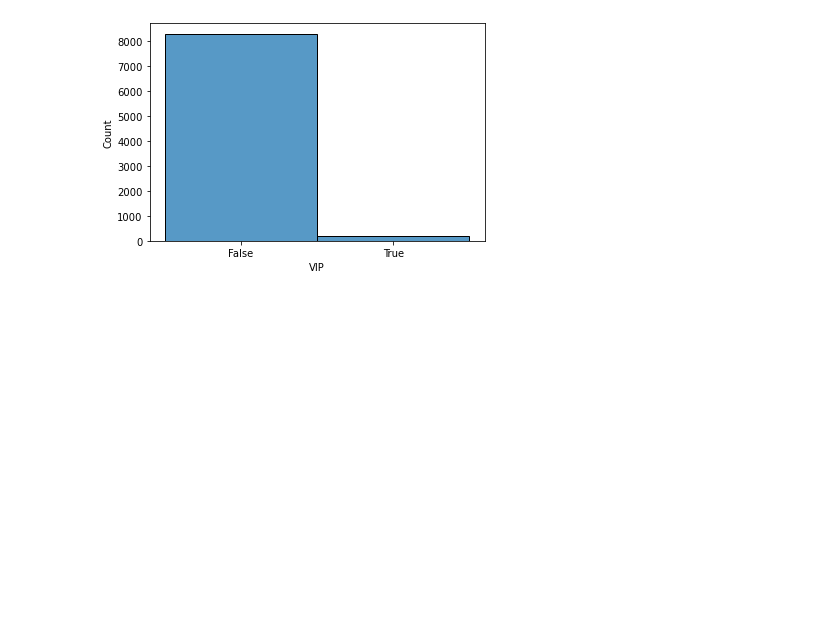
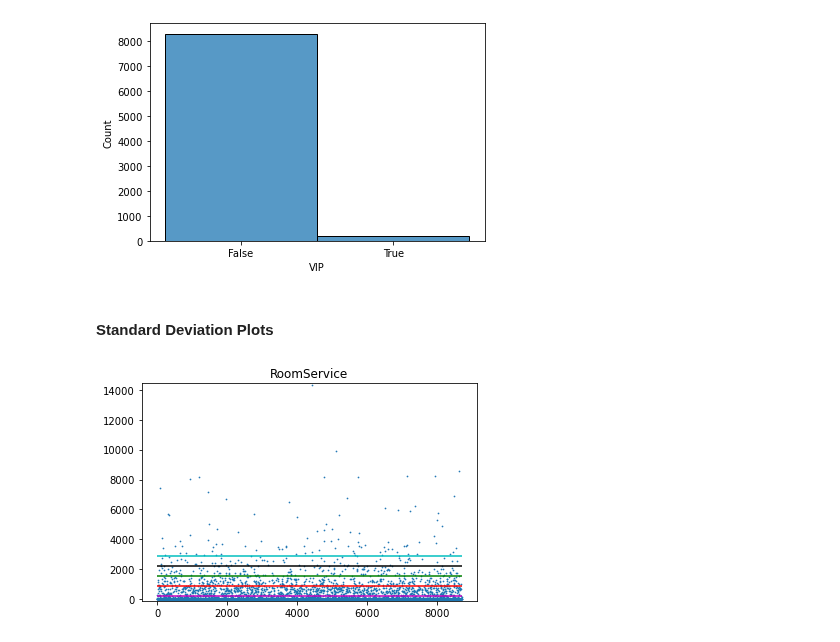
Before and after one commit to babennettdev/ml-notebooks, a Jupyter notebook: src/spaceship-titanic/spaceship_titanic_data_exploration.ipynb, the cells around one changed output. Drawn from its saved outputs; the diff is of its cells as text; code cells hidden in the pictures; blank space fills up the shorter version.

```diff
--- a/src/spaceship-titanic/spaceship_titanic_data_exploration.ipynb
+++ b/src/spaceship-titanic/spaceship_titanic_data_exploration.ipynb
@@ -275,3 +295,29 @@ sns.histplot(spaceship_titanic_train_dataframes['VIP'].dropna().astype('str'))
 # %% [output]
 <AxesSubplot:xlabel='VIP', ylabel='Count'>
 [figure]
+# %% [markdown]
+#### Standard Deviation Plots
+# %%
+data = spaceship_titanic_train_dataframes['RoomService']
+mean = spaceship_titanic_train_dataframes['RoomService'].mean()
+std = spaceship_titanic_train_dataframes['RoomService'].std()
+min_value = min(data)
+max_value = max(data)
+
+plt.title("RoomService")
+plt.ylim(min_value - 100, max_value + 100)
+plt.scatter(x=spaceship_titanic_train_dataframes.index, y=spaceship_titanic_train_dataframes['RoomService'], s=1/2)
+plt.hlines(y=mean, xmin=0, xmax=len(data), color='k')
+
+plt.hlines(y=mean - std, xmin=0, xmax=len(data), colors='r')
+plt.hlines(y=mean + std, xmin=0, xmax=len(data), colors='r')
+
+plt.hlines(y=mean - 2*std, xmin=0, xmax=len(data), colors='g')
+plt.hlines(y=mean + 2*std, xmin=0, xmax=len(data), colors='g')
+
+plt.hlines(y=mean - 3*std, xmin=0, xmax=len(data), colors='m')
+plt.hlines(y=mean + 3*std, xmin=0, xmax=len(data), colors='m')
+
+plt.show()
+# %% [output]
+[figure, added]
```
Also changed, not shown: parts of 10 cells of this notebook.
